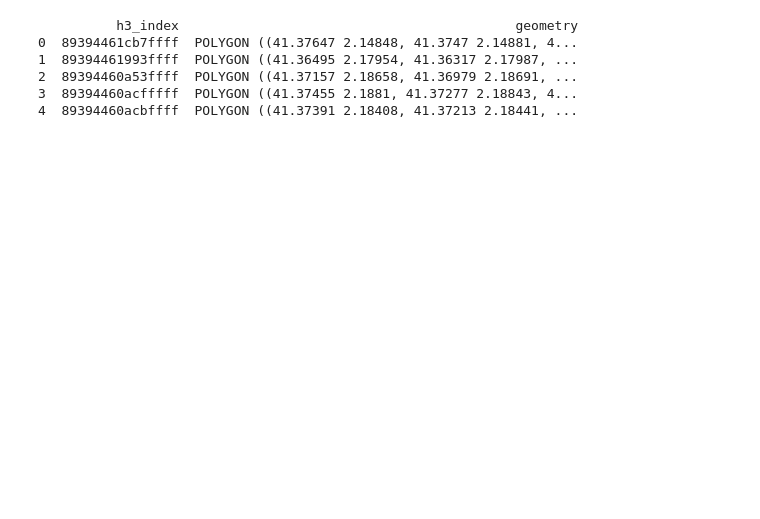
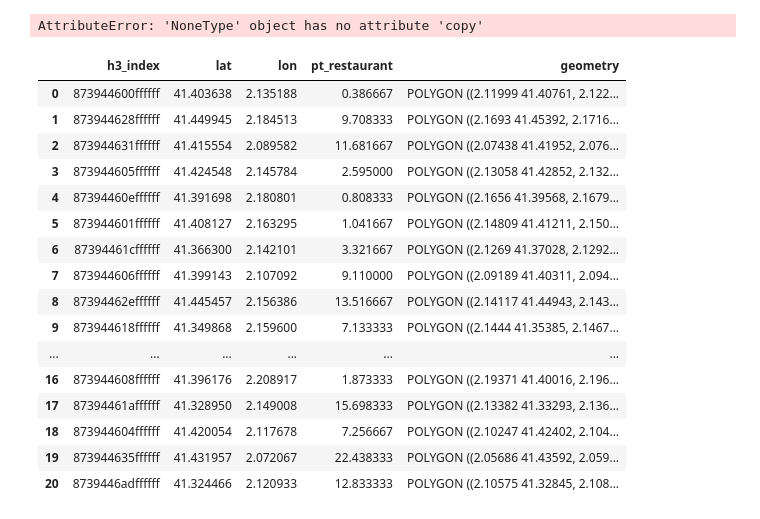
Before and after one commit to BSCCNS/proximity_API, a Jupyter notebook: pruebas.ipynb, the cells around one changed output. Drawn from its saved outputs; the diff is of its cells as text; code cells hidden in the pictures; blank space fills up the shorter version.

```diff
--- a/pruebas.ipynb
+++ b/pruebas.ipynb
@@ -262,8 +29,0 @@ if nodes.empty:
-# %%
-import pandas as pd
-import geopandas as gpd
-
-pd.set_option("display.max_columns", None)
-gpd.options.display_precision = 5
-
-display(h3_gdf)  # Instead of print(h3_gdf)
@@ -285,10 +29,0 @@ AttributeError: 'NoneType' object has no attribute 'copy'
-# %%
-print(h3_gdf.head())
-h3_gdf.to_csv("debug_output.csv")
-# %% [output]
-          h3_index                                           geometry
-0  89394461cb7ffff  POLYGON ((41.37647 2.14848, 41.3747 2.14881, 4...
-1  89394461993ffff  POLYGON ((41.36495 2.17954, 41.36317 2.17987, ...
-2  89394460a53ffff  POLYGON ((41.37157 2.18658, 41.36979 2.18691, ...
-3  89394460acfffff  POLYGON ((41.37455 2.1881, 41.37277 2.18843, 4...
-4  89394460acbffff  POLYGON ((41.37391 2.18408, 41.37213 2.18441, ...
@@ -294,0 +58,55 @@ h3_gdf.to_csv("debug_output.csv")
+# %%
+def proximity_time(start, dist = 4000):
+    # Format is (lon,lat)
+    pois = get_pois(start, dist, 'restaurant')
+    pois['time'] = pois.apply(lambda row: compute_time(start, (row.lon,row.lat)), axis = 1)
+    pois = pois[pois['time']!=-1]
+    return (pois['time'].min())/60
+# %%
+# Enable TQDM for joblib
+tqdm.pandas()
+
+# Function to apply proximity_time on a row
+def process_row(row):
+    return proximity_time((row.lon, row.lat))
+
+# Parallel apply using Joblib
+num_cores = -2  # Use all available cores but one
+results = Parallel(n_jobs=num_cores)(
+    delayed(process_row)(row) for _, row in tqdm(h3_map.iterrows(), total=len(h3_map))
+)
+
+# Assign results back to the DataFrame
+h3_map['pt_restaurant'] = results
+# %%
+def h3_to_polygon(h3_index):
+    boundary = h3.cell_to_boundary(h3_index)  # Returns list of (lat, lon)
+    boundary = [(lon, lat) for lat, lon in boundary]  # Swap to (lon, lat)
+    return Polygon(boundary)
+
+df = h3_map.copy()
+# Create a GeoDataFrame
+df['geometry'] = df['h3_index'].apply(h3_to_polygon)
+gdf = gpd.GeoDataFrame(df, geometry='geometry')
+
+# Set Coordinate Reference System (CRS)
+gdf.set_crs(epsg=4326, inplace=True)  # WGS 84
+# %% [output]
+AttributeError: 'NoneType' object has no attribute 'copy'
+|  | h3_index | lat | lon | pt_restaurant | geometry |
+| 0 | 873944600ffffff | 41.403638 | 2.135188 | 0.386667 | POLYGON ((2.11999 41.40761, 2.122... |
+| 1 | 873944628ffffff | 41.449945 | 2.184513 | 9.708333 | POLYGON ((2.1693 41.45392, 2.1716... |
+| 2 | 873944631ffffff | 41.415554 | 2.089582 | 11.681667 | POLYGON ((2.07438 41.41952, 2.076... |
+| 3 | 873944605ffffff | 41.424548 | 2.145784 | 2.595000 | POLYGON ((2.13058 41.42852, 2.132... |
+| 4 | 87394460effffff | 41.391698 | 2.180801 | 0.808333 | POLYGON ((2.1656 41.39568, 2.1679... |
+| 5 | 873944601ffffff | 41.408127 | 2.163295 | 1.041667 | POLYGON ((2.14809 41.41211, 2.150... |
+| 6 | 87394461cffffff | 41.366300 | 2.142101 | 3.321667 | POLYGON ((2.1269 41.37028, 2.1292... |
+| 7 | 873944606ffffff | 41.399143 | 2.107092 | 9.110000 | POLYGON ((2.09189 41.40311, 2.094... |
+| 8 | 87394462effffff | 41.445457 | 2.156386 | 13.516667 | POLYGON ((2.14117 41.44943, 2.143... |
+| 9 | 873944618ffffff | 41.349868 | 2.159600 | 7.133333 | POLYGON ((2.1444 41.35385, 2.1467... |
+| ... | ... | ... | ... | ... | ... |
+| 16 | 873944608ffffff | 41.396176 | 2.208917 | 1.873333 | POLYGON ((2.19371 41.40016, 2.196... |
+| 17 | 87394461affffff | 41.328950 | 2.149008 | 15.698333 | POLYGON ((2.13382 41.33293, 2.136... |
+| 18 | 873944604ffffff | 41.420054 | 2.117678 | 7.256667 | POLYGON ((2.10247 41.42402, 2.104... |
+| 19 | 873944635ffffff | 41.431957 | 2.072067 | 22.438333 | POLYGON ((2.05686 41.43592, 2.059... |
+| 20 | 8739446adffffff | 41.324466 | 2.120933 | 12.833333 | POLYGON ((2.10575 41.32845, 2.108... |
```
Also changed, not shown: parts of 31 cells of this notebook, 5 other files.
